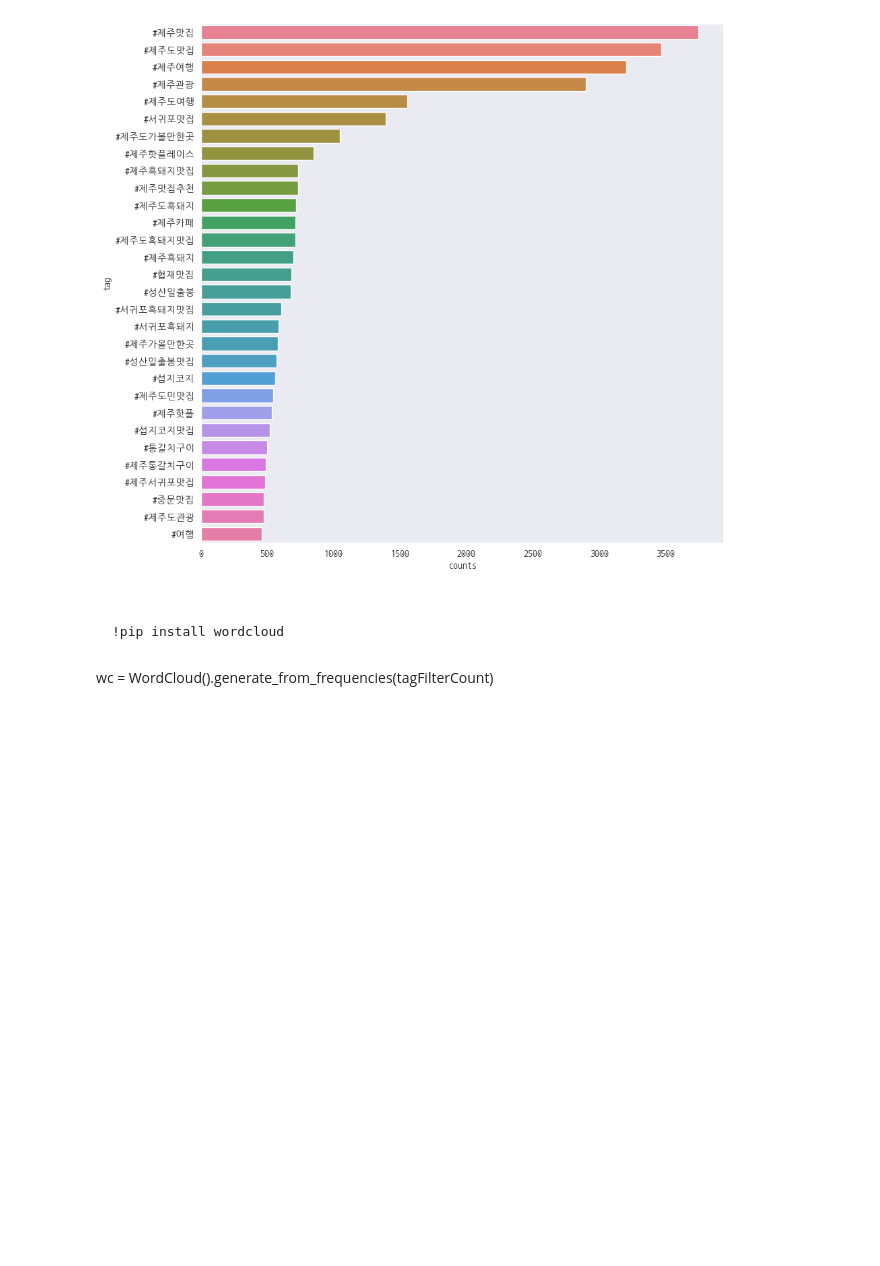
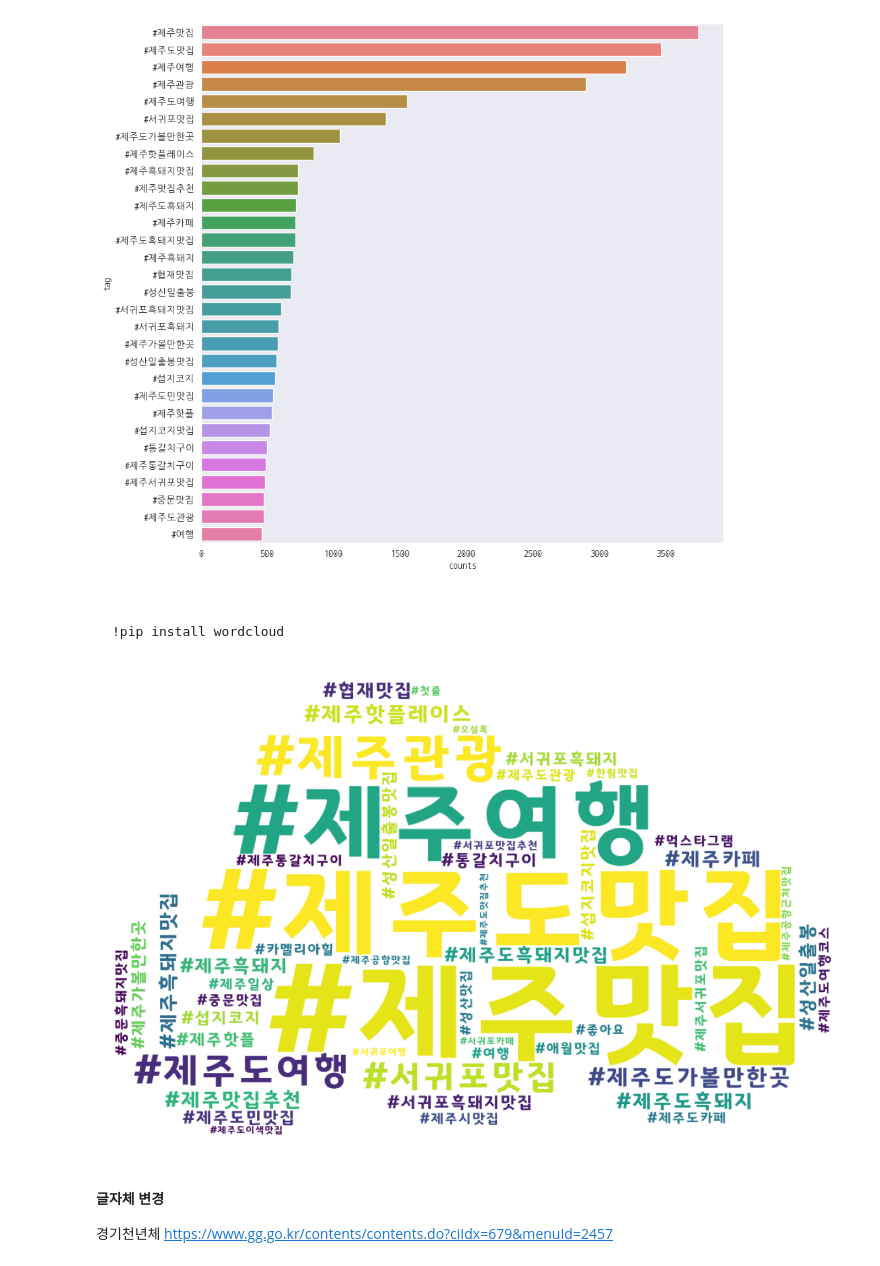
Before and after one commit to KangJeongTaek/bigdata-analysis-2024, a Jupyter notebook: day04/da11_제주도핫플레이스_크롤링.ipynb, the cells around one changed output. Cells and saved outputs as stored; diff of their text form; code cells hidden in the pictures; blank space fills up the shorter version.

```diff
--- a/day04/da11_제주도핫플레이스_크롤링.ipynb
+++ b/day04/da11_제주도핫플레이스_크롤링.ipynb
@@ -125,7 +125,7 @@ STOPWORDS = ['#제주도', '#제주', '#jeju', '#제주시', '#일상', '#제주
              '#제주반영구', '#제주눈썹문신', '#서귀포눈썹문신', '#서귀포남자눈썹문신', '#서귀포자연눈썹',
              '#제주남자눈썹문신', '#서귀포속눈썹', '#서귀포반영구', '#제주스타그램', '#소통', '#맞팔', '#제주메이크업',
              '#daily', '#가족여행', '#jejuisland', '#제주속눈썹연장', '#제주해안도로', '#셀카', '#제주공항',
-             '#서귀포문신', '#데일리', '#제주문신']
+             '#서귀포문신', '#데일리', '#제주문신','#제주눈썹문신']
 # %%
 tagFilterList = []
 
@@ -173,3 +175,25 @@ from wordcloud import WordCloud
-# %% [markdown]
-
-wc = WordCloud().generate_from_frequencies(tagFilterCount)
+# %%
+import platform
+if platform.system() == 'Windows':
+    font_path = 'C:/Windows/Fonts/경기천년제목V_Bold.ttf'
+elif platform.system() == 'Darwin':
+    font_path = '/Users/$USER/Library/Fonts/AppleGothic.ttf'
+# %%
+#워드 클라우드 만들기
+tagsLast = dict(tagFilterCount.most_common(50))
+mask = np.array(Image.open('../images/cloud.png'))
+mask[mask.sum(axis=2) == 0] = 255 #마스크 이미지를 여백이 255가 되도록 변환
+wordcloud = WordCloud(font_path=font_path,background_color='white',max_words=100,
+                      mask=mask,
+                    relative_scaling=0.4,width=1000,height=600).generate_from_frequencies(tagsLast)
+
+plt.figure(figsize=(15,10))
+plt.imshow(wordcloud)
+plt.axis('off') #x,y좌표 숨김
+plt.savefig('./data/제주맛집_워드클라우드.png') #이미지 파일 저장
+plt.show()
+# %% [output]
+[figure, added]
+# %% [markdown]
+#### 글자체 변경
+경기천년체 https://www.gg.go.kr/contents/contents.do?ciIdx=679&menuId=2457
```
Also changed, not shown: parts of 2 cells of this notebook, 1 other file.
